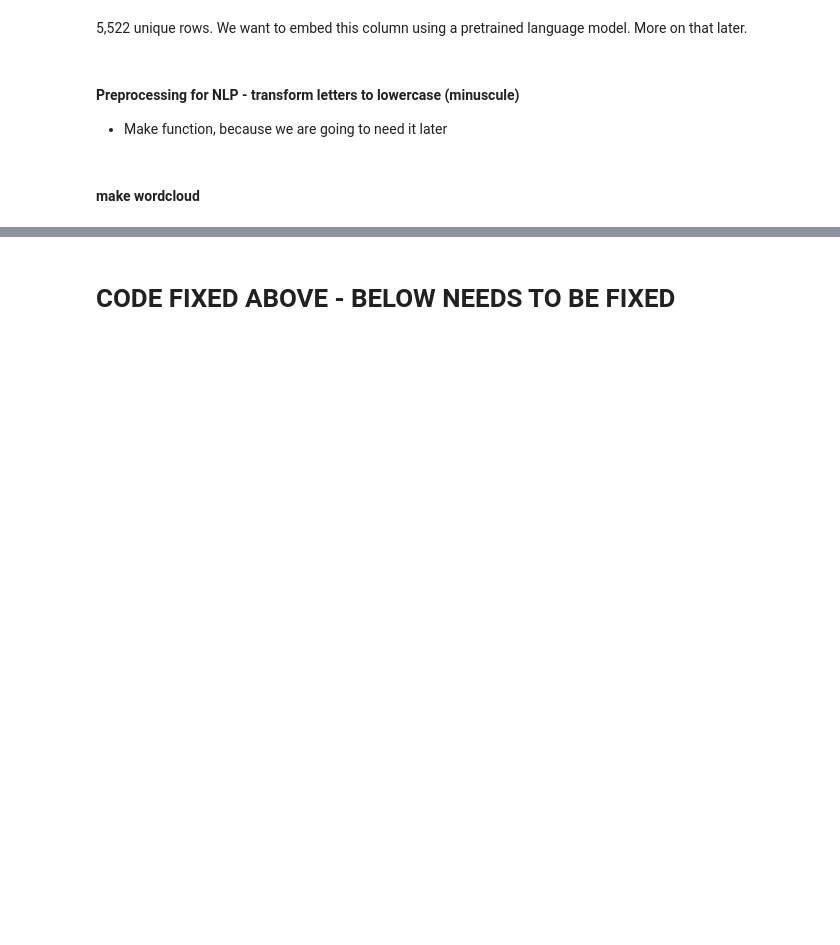
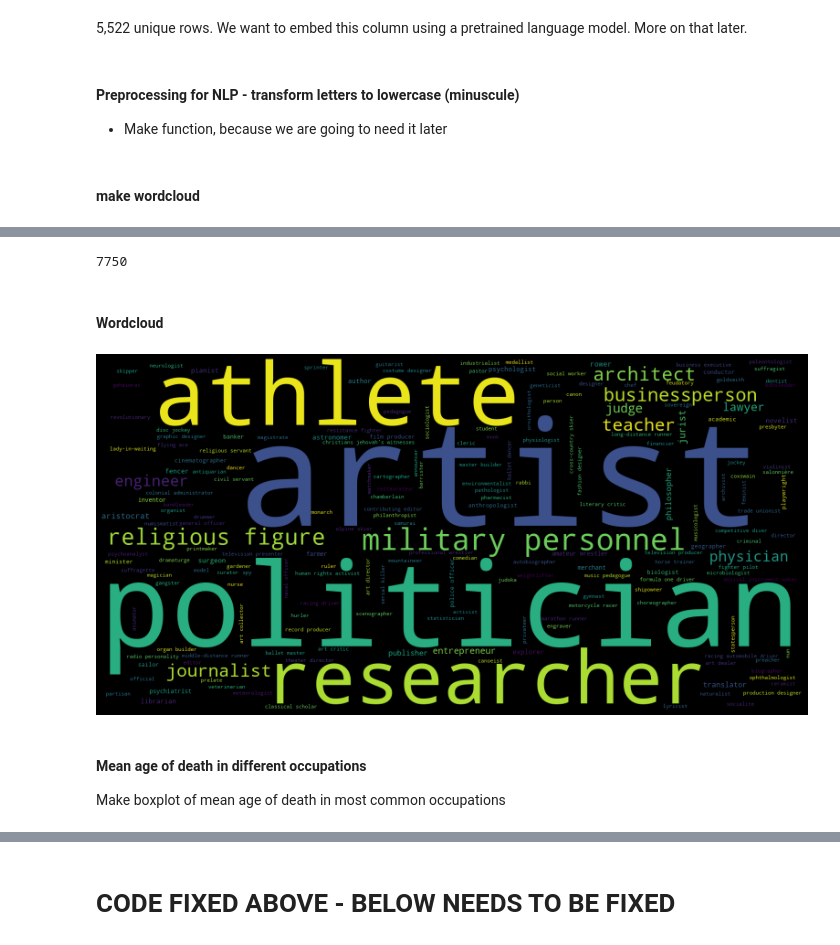
Before and after one commit to sigridbom/datascience_exam, a Jupyter notebook: notebooks/1_data_wrangling.ipynb, the cells around one changed output, grey strips where cells are left out. Cells and saved outputs as stored; diff of their text form; code cells hidden in the pictures; blank space fills up the shorter version.

Commit message:
fixed most predictor variables

```diff
--- a/notebooks/1_data_wrangling.ipynb
+++ b/notebooks/1_data_wrangling.ipynb
@@ -386,0 +389,9 @@ fig.savefig('/work/datascience_exam/output/plots/mean_age_country.jpg')
+# %%
+len(data['Occupation'].unique())
+# %% [output]
+7750
+# %%
+# applying function
+data, occupation_list = lowercase(data, 'Occupation')
+# %% [markdown]
+#### Wordcloud
@@ -386,0 +402,11 @@ fig.savefig('/work/datascience_exam/output/plots/mean_age_country.jpg')
+# %%
+wordcloud_occupation = wordcloud.WordCloud(width=1600, height=800).generate_from_frequencies(count_occupation)
+
+#plt.tight_layout(pad = 0)
+plt.figure( figsize=(20,10), facecolor = 'k')
+plt.imshow(wordcloud_occupation)#, interpolation='bilinear')
+plt.axis("off")
+plt.gcf()
+plt.show()
+# %% [output]
+[figure, added]
@@ -386,0 +415,3 @@ fig.savefig('/work/datascience_exam/output/plots/mean_age_country.jpg')
+# %% [markdown]
+#### Mean age of death in different occupations
+Make boxplot of mean age of death in most common occupations
```
Also changed, not shown: parts of 88 cells of this notebook.
